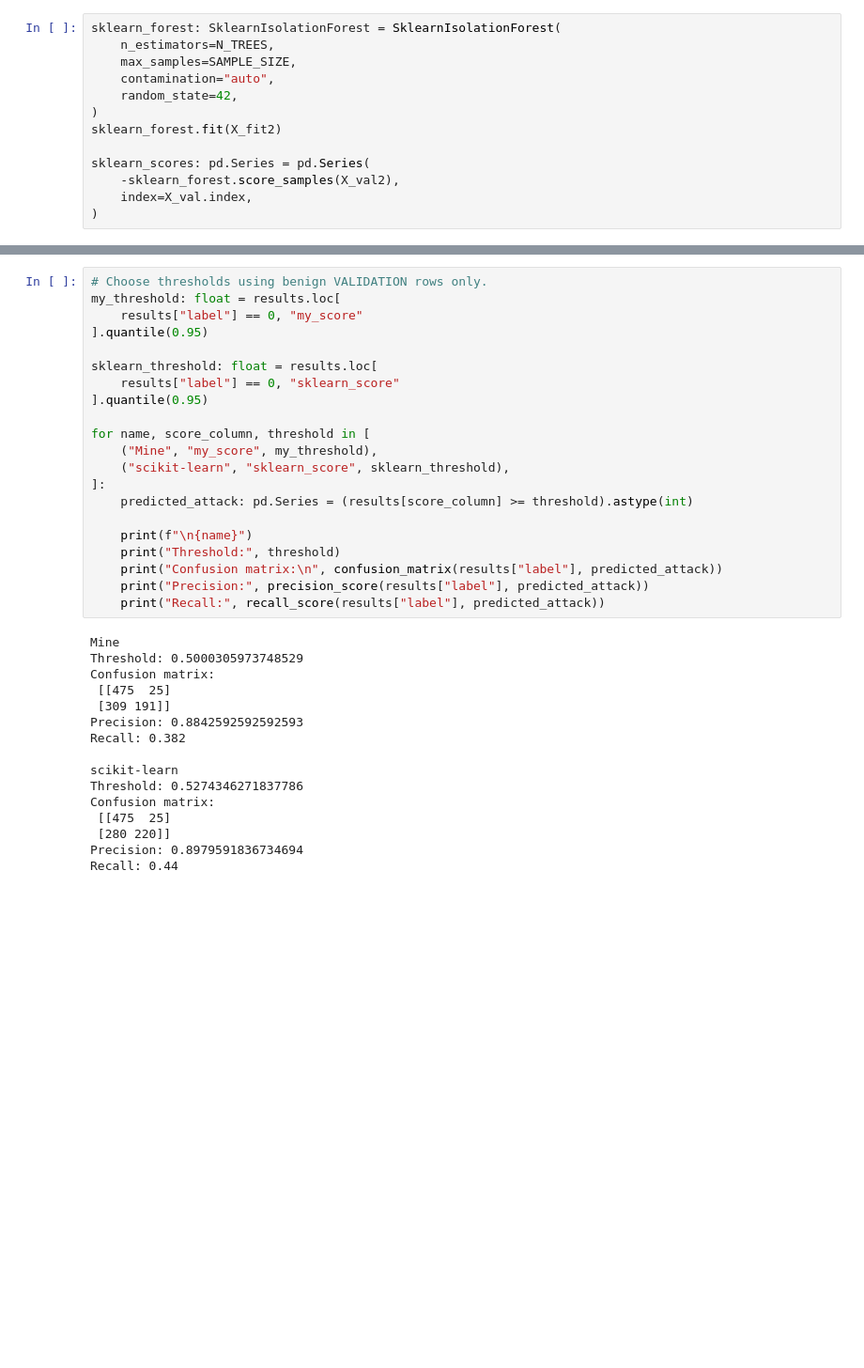
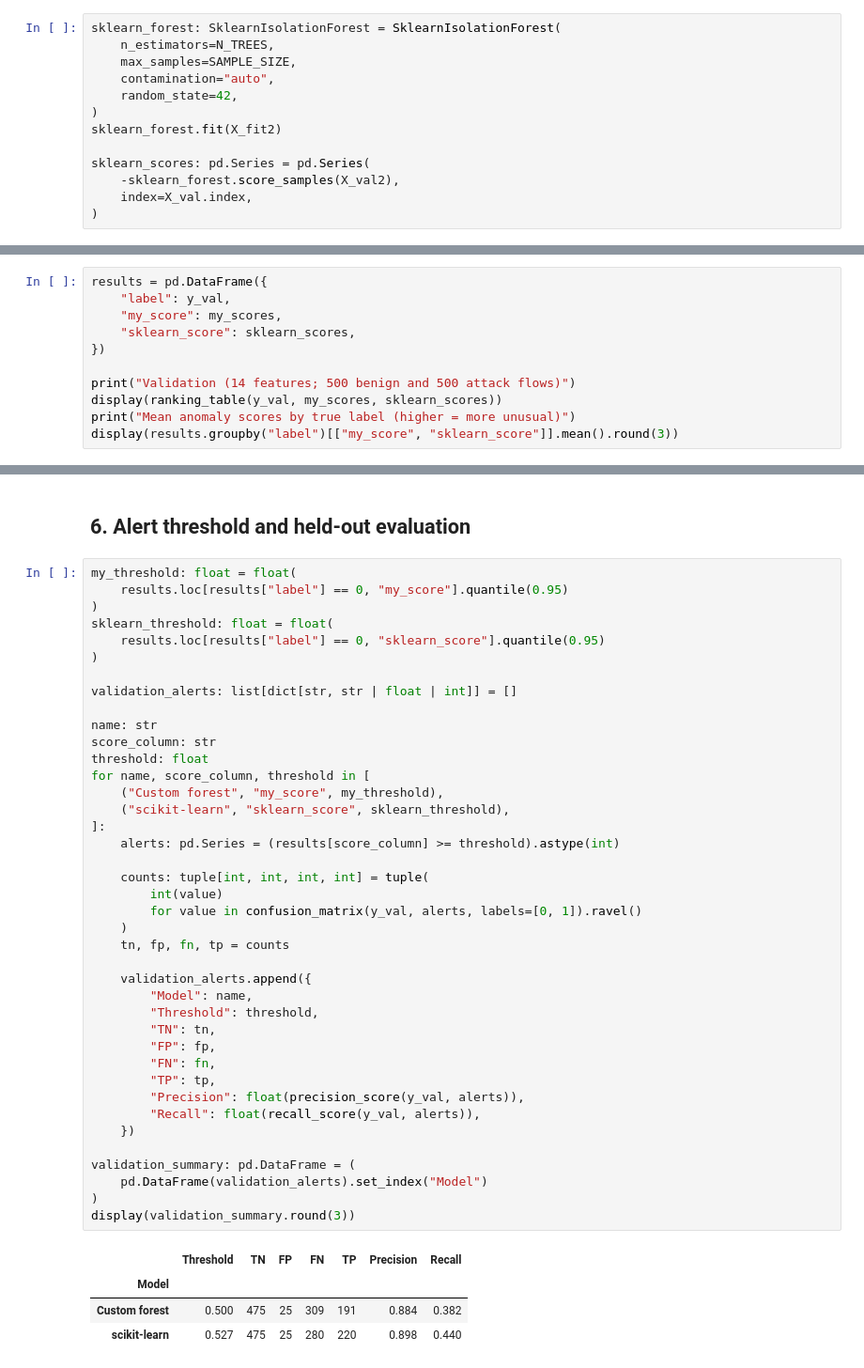
Before and after one commit to lka1459/isolation-forest-from-scratch, a Jupyter notebook: notebooks/notebook.ipynb, the cells around one changed output, grey strips where cells are left out. Shown at 94% size. Saved outputs shown, nothing was run; the diff lists cells and outputs as text; blank space fills up the shorter version.

```diff
--- a/notebooks/notebook.ipynb
+++ b/notebooks/notebook.ipynb
@@ -385,0 +335,11 @@ label
+# %%
+results = pd.DataFrame({
+    "label": y_val,
+    "my_score": my_scores,
+    "sklearn_score": sklearn_scores,
+})
+
+print("Validation (14 features; 500 benign and 500 attack flows)")
+display(ranking_table(y_val, my_scores, sklearn_scores))
+print("Mean anomaly scores by true label (higher = more unusual)")
+display(results.groupby("label")[["my_score", "sklearn_score"]].mean().round(3))
@@ -386,37 +356,47 @@ label
+# %% [markdown]
+## 6. Alert threshold and held-out evaluation
 # %%
-# Choose thresholds using benign VALIDATION rows only.
-my_threshold: float = results.loc[
-    results["label"] == 0, "my_score"
-].quantile(0.95)
+my_threshold: float = float(
+    results.loc[results["label"] == 0, "my_score"].quantile(0.95)
+)
+sklearn_threshold: float = float(
+    results.loc[results["label"] == 0, "sklearn_score"].quantile(0.95)
+)
 
-sklearn_threshold: float = results.loc[
-    results["label"] == 0, "sklearn_score"
-].quantile(0.95)
+validation_alerts: list[dict[str, str | float | int]] = []
 
+name: str
+score_column: str
+threshold: float
 for name, score_column, threshold in [
-    ("Mine", "my_score", my_threshold),
+    ("Custom forest", "my_score", my_threshold),
     ("scikit-learn", "sklearn_score", sklearn_threshold),
 ]:
-    predicted_attack: pd.Series = (results[score_column] >= threshold).astype(int)
+    alerts: pd.Series = (results[score_column] >= threshold).astype(int)
 
-    print(f"\n{name}")
-    print("Threshold:", threshold)
-    print("Confusion matrix:\n", confusion_matrix(results["label"], predicted_attack))
-    print("Precision:", precision_score(results["label"], predicted_attack))
-    print("Recall:", recall_score(results["label"], predicted_attack))
+    counts: tuple[int, int, int, int] = tuple(
+        int(value)
+        for value in confusion_matrix(y_val, alerts, labels=[0, 1]).ravel()
+    )
+    tn, fp, fn, tp = counts
+
+    validation_alerts.append({
+        "Model": name,
+        "Threshold": threshold,
+        "TN": tn,
+        "FP": fp,
+        "FN": fn,
+        "TP": tp,
+        "Precision": float(precision_score(y_val, alerts)),
+        "Recall": float(recall_score(y_val, alerts)),
+    })
+
+validation_summary: pd.DataFrame = (
+    pd.DataFrame(validation_alerts).set_index("Model")
+)
+display(validation_summary.round(3))
 # %% [output]
-Mine
-Threshold: 0.5000305973748529
-Confusion matrix:
- [[475  25]
- [309 191]]
-Precision: 0.8842592592592593
-Recall: 0.382
-
-scikit-learn
-Threshold: 0.5274346271837786
-Confusion matrix:
- [[475  25]
- [280 220]]
-Precision: 0.8979591836734694
-Recall: 0.44
+|  | Threshold | TN | FP | FN | TP | Precision | Recall |
+| Model |  |  |  |  |  |  |  |
+| Custom forest | 0.500 | 475 | 25 | 309 | 191 | 0.884 | 0.382 |
+| scikit-learn | 0.527 | 475 | 25 | 280 | 220 | 0.898 | 0.440 |
```
Also changed, not shown: parts of 22 cells of this notebook.
